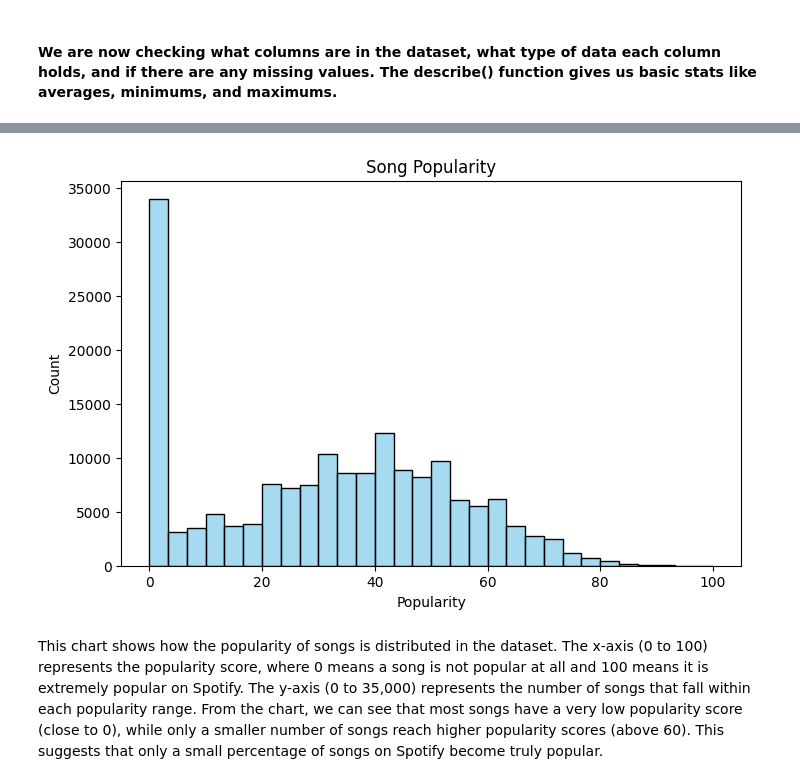
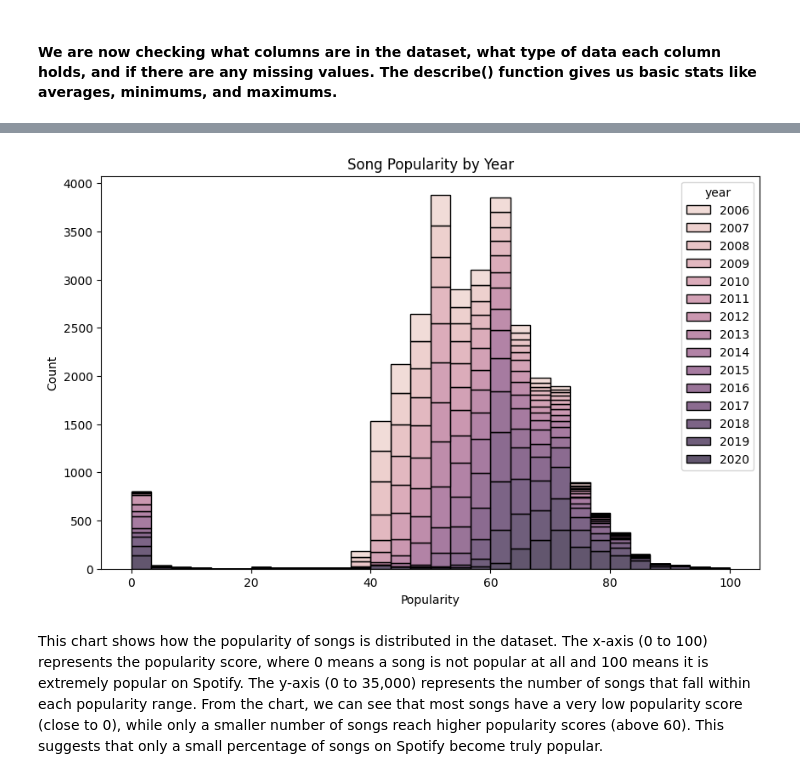
Before and after one commit to mohsayegh/spotify-data-analysis, a Jupyter notebook: spotify_project.ipynb, the cells around one changed output, grey strips where cells are left out. Drawn from its saved outputs; the diff is of its cells as text; code cells hidden in the pictures.

Commit message:
Adding plots and details

```diff
--- a/spotify_project.ipynb
+++ b/spotify_project.ipynb
@@ -22,6 +23,7 @@ from sklearn.linear_model import LinearRegression
 from sklearn.metrics import mean_squared_error
 # %%
 data = pd.read_csv("data.csv")
-data.head(5)
+data_spotify = data[data['year'] >= 2006]
+data_spotify.head(5)
 # %% [output]
 |  | valence | year | acousticness | artists | danceability | energy | instrumentalness | key | liveness | ... |
@@ -66,12 +68,14 @@ dtype: int64
 # %%
-plt.figure(figsize=(8, 5))
-sns.histplot(data['popularity'], bins=30, color='skyblue')
-plt.title('Song Popularity')
+
+
+plt.figure(figsize=(10, 6))
+sns.histplot(data=data_spotify, x='popularity', bins=30, hue='year', multiple='stack')
+plt.title('Song Popularity by Year')
 plt.xlabel('Popularity')
 plt.ylabel('Count')
 plt.show()
 # %% [output]
-[figure, old version]
+[figure, new version]
 # %% [markdown]
 This chart shows how the popularity of songs is distributed in the dataset. The x-axis (0 to 100) represents the popularity score, where 0 means a song is not popular at all and 100 means it is extremely popular on Spotify. The y-axis (0 to 35,000) represents the number of songs that fall within each popularity range. From the chart, we can see that most songs have a very low popularity score (close to 0), while only a smaller number of songs reach higher popularity scores (above 60). This suggests that only a small percentage of songs on Spotify become truly popular.
 # %%
```
Also changed, not shown: parts of 11 cells of this notebook.
